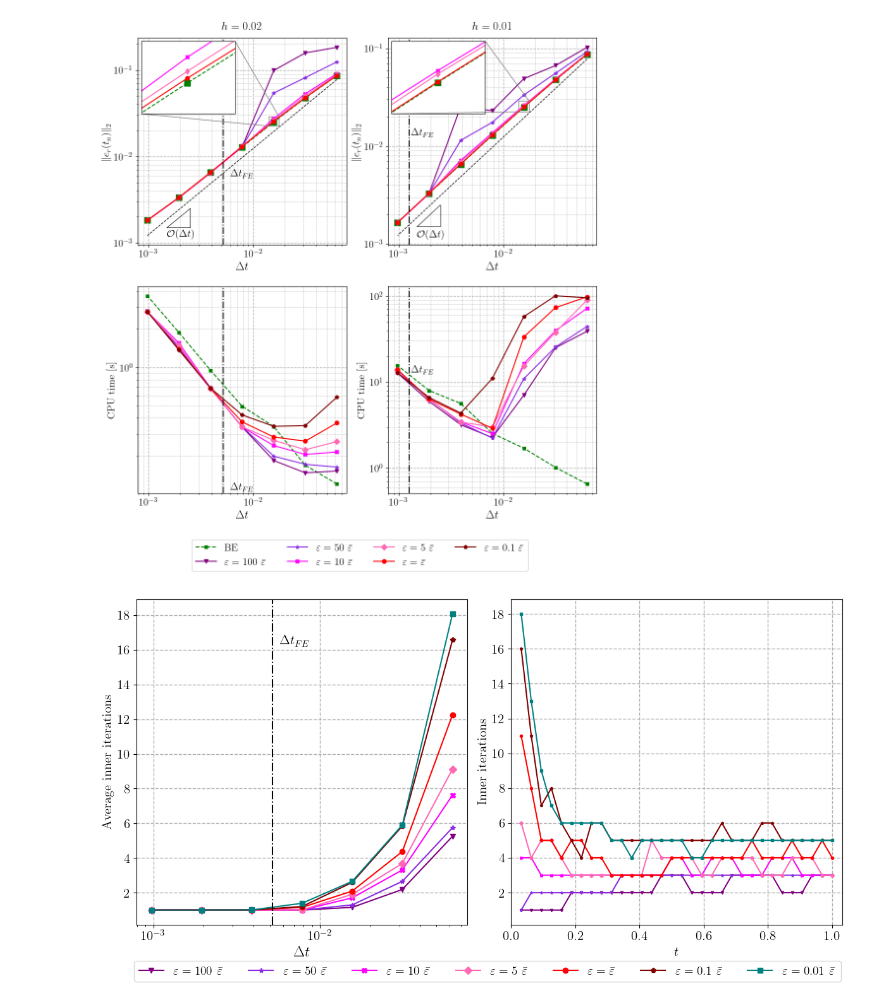
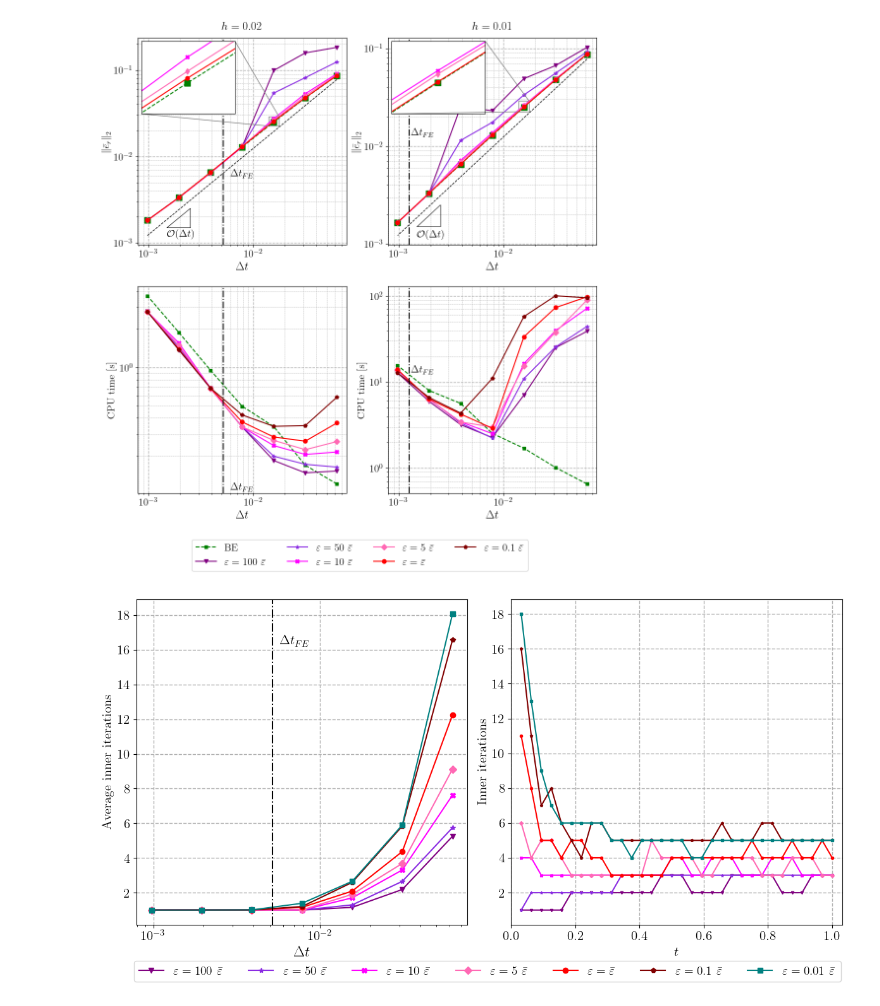
Before and after one commit to Fra-Sala/IMEX-RB, a Jupyter notebook: postprocessing/AdvDiff2D/EPSvsNt.ipynb, the cells around one changed output. Drawn from its saved outputs; the diff is of its cells as text; code cells hidden in the pictures.

```diff
--- a/postprocessing/AdvDiff2D/EPSvsNt.ipynb
+++ b/postprocessing/AdvDiff2D/EPSvsNt.ipynb
@@ -107,38 +107,38 @@ for col, (subdir, Nh) in enumerate(subdirs):
     ax_err.grid(which='minor', linewidth=0.5, linestyle='--')
     ax_err.tick_params(axis='both', which='major', labelsize=15)
     ax_err.set_xlabel(r"$\Delta t$", fontsize=17)
-    ax_err.set_ylabel(r"$\|e_r(t_n)\|_2$", fontsize=15)
+    ax_err.set_ylabel(r"$\|\bar{e}_r\|_2$", fontsize=15)
 
     # Bottom subplot: CPU time
     ax_time = axs[1, col]
     ax_time.loglog(1 / Nts, timesBE, '--s', markersize=4,
                    color='green', label='BE')
     for idx, m, c, lbl in zip(time_indices, time_markers,
                               time_colors, time_labels):
         ax_time.loglog(1 / Nts, timesIMEX[:, idx],
                        f'-{m}', markersize=6, color=c, label=lbl)
     ax_time.axvline(1 / Nt_FE, color='k', linestyle='-.')
     ax_time.text(xdeltaFE[col], ax_time.get_ylim()[1] * ydeltaFE[col], r"$\Delta t_{FE}$",
                  fontsize=15, color='k')
     ax_time.tick_params(axis='both', which='major', labelsize=15)
     ax_time.grid(which='major', linestyle='--', linewidth=1)
     ax_time.grid(which='minor', linestyle='--', linewidth=0.5)
     ax_time.set_xlabel(r"$\Delta t$", fontsize=17)
     ax_time.set_ylabel("CPU time [s]", fontsize=15)
     # ax_time.set_ylim([None, 6e0])
 
 # Single external legend (errors + times)
 # handles0, labels0 = axs[0, 0].get_legend_handles_labels()
 handles1, labels1 = axs[1, 0].get_legend_handles_labels()
 all_handles = handles1
 all_labels = labels1
 fig.legend(all_handles, all_labels, loc='lower center',
            bbox_to_anchor=(0.5, -0.03), fontsize=15, ncol=4)
 
 # plt.tight_layout(rect=[0, 0.03, 1, 1])
 plt.savefig(f'plots/combined_eps_Nh_{subdirs[0][1]}_{subdirs[1][1]}.pdf', bbox_inches="tight")
 # %% [output]
-[figure, old version]
+[figure, new version]
 # %%
 # EPSvsNt1 --> Nh=100
 # EPSvsNt2 --> Nh=200
```
Also changed, not shown: 1 other file.
